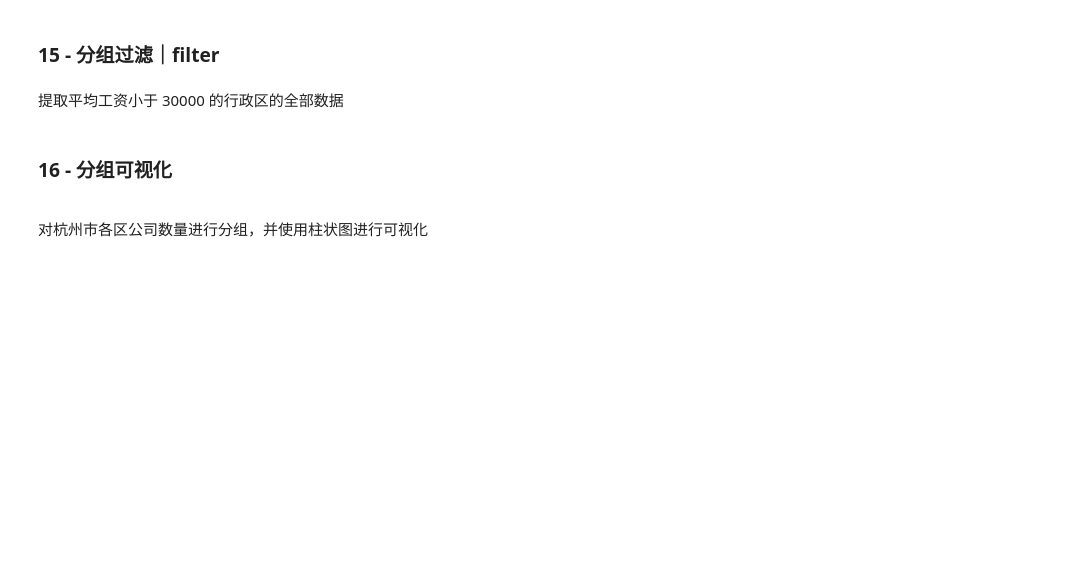
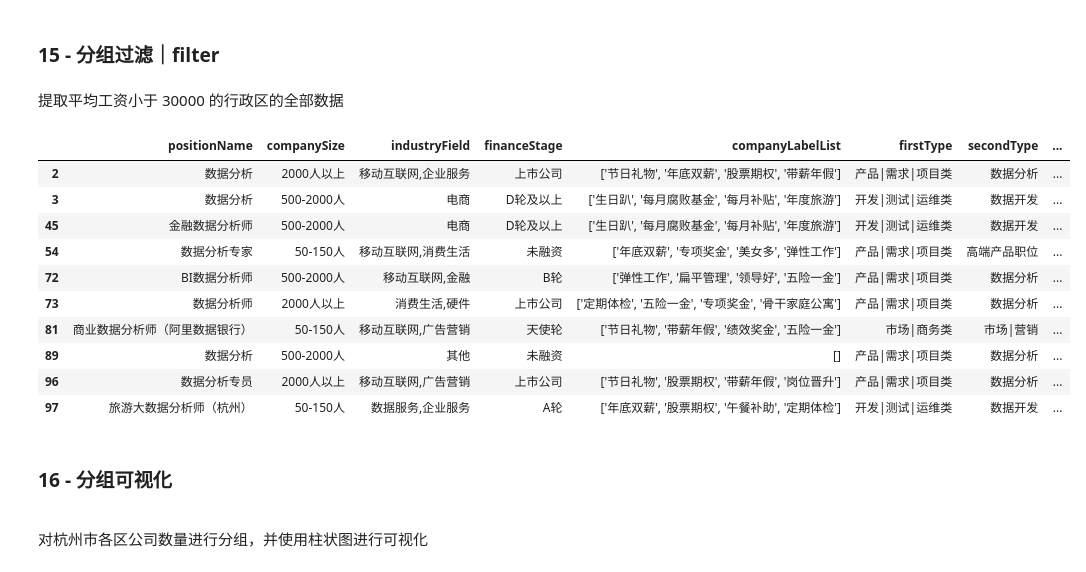
Before and after one commit to tungsten106/Pandas_Advanced_Exercise, a Jupyter notebook: 6 - 数据分组与聚合/数据分组与聚合.ipynb, the cells around one changed output. Cells and saved outputs as stored; diff of their text form; code cells hidden in the pictures; blank space fills up the shorter version.

```diff
--- a/6 - 数据分组与聚合/数据分组与聚合.ipynb
+++ b/6 - 数据分组与聚合/数据分组与聚合.ipynb
@@ -296,6 +312,20 @@ Name: salary, dtype: float64
 ### 15 - 分组过滤｜filter
 # %% [markdown]
 提取平均工资小于 30000 的行政区的全部数据
+# %%
+df.groupby(["district"]).filter(lambda x: x["salary"].mean() < 30000)
+# %% [output]
+|  | positionName | companySize | industryField | financeStage | companyLabelList | firstType | secondType | ... |
+| 2 | 数据分析 | 2000人以上 | 移动互联网,企业服务 | 上市公司 | ['节日礼物', '年底双薪', '股票期权', '带薪年假'] | 产品|需求|项目类 | 数据分析 | ... |
+| 3 | 数据分析 | 500-2000人 | 电商 | D轮及以上 | ['生日趴', '每月腐败基金', '每月补贴', '年度旅游'] | 开发|测试|运维类 | 数据开发 | ... |
+| 45 | 金融数据分析师 | 500-2000人 | 电商 | D轮及以上 | ['生日趴', '每月腐败基金', '每月补贴', '年度旅游'] | 开发|测试|运维类 | 数据开发 | ... |
+| 54 | 数据分析专家 | 50-150人 | 移动互联网,消费生活 | 未融资 | ['年底双薪', '专项奖金', '美女多', '弹性工作'] | 产品|需求|项目类 | 高端产品职位 | ... |
+| 72 | BI数据分析师 | 500-2000人 | 移动互联网,金融 | B轮 | ['弹性工作', '扁平管理', '领导好', '五险一金'] | 产品|需求|项目类 | 数据分析 | ... |
+| 73 | 数据分析师 | 2000人以上 | 消费生活,硬件 | 上市公司 | ['定期体检', '五险一金', '专项奖金', '骨干家庭公寓'] | 产品|需求|项目类 | 数据分析 | ... |
+| 81 | 商业数据分析师（阿里数据银行） | 50-150人 | 移动互联网,广告营销 | 天使轮 | ['节日礼物', '带薪年假', '绩效奖金', '五险一金'] | 市场|商务类 | 市场|营销 | ... |
+| 89 | 数据分析 | 500-2000人 | 其他 | 未融资 | [] | 产品|需求|项目类 | 数据分析 | ... |
+| 96 | 数据分析专员 | 2000人以上 | 移动互联网,广告营销 | 上市公司 | ['节日礼物', '股票期权', '带薪年假', '岗位晋升'] | 产品|需求|项目类 | 数据分析 | ... |
+| 97 | 旅游大数据分析师（杭州） | 50-150人 | 数据服务,企业服务 | A轮 | ['年底双薪', '股票期权', '午餐补助', '定期体检'] | 开发|测试|运维类 | 数据开发 | ... |
 # %% [markdown]
 ### 16 - 分组可视化
 
```
Also changed, not shown: parts of 14 cells of this notebook.
